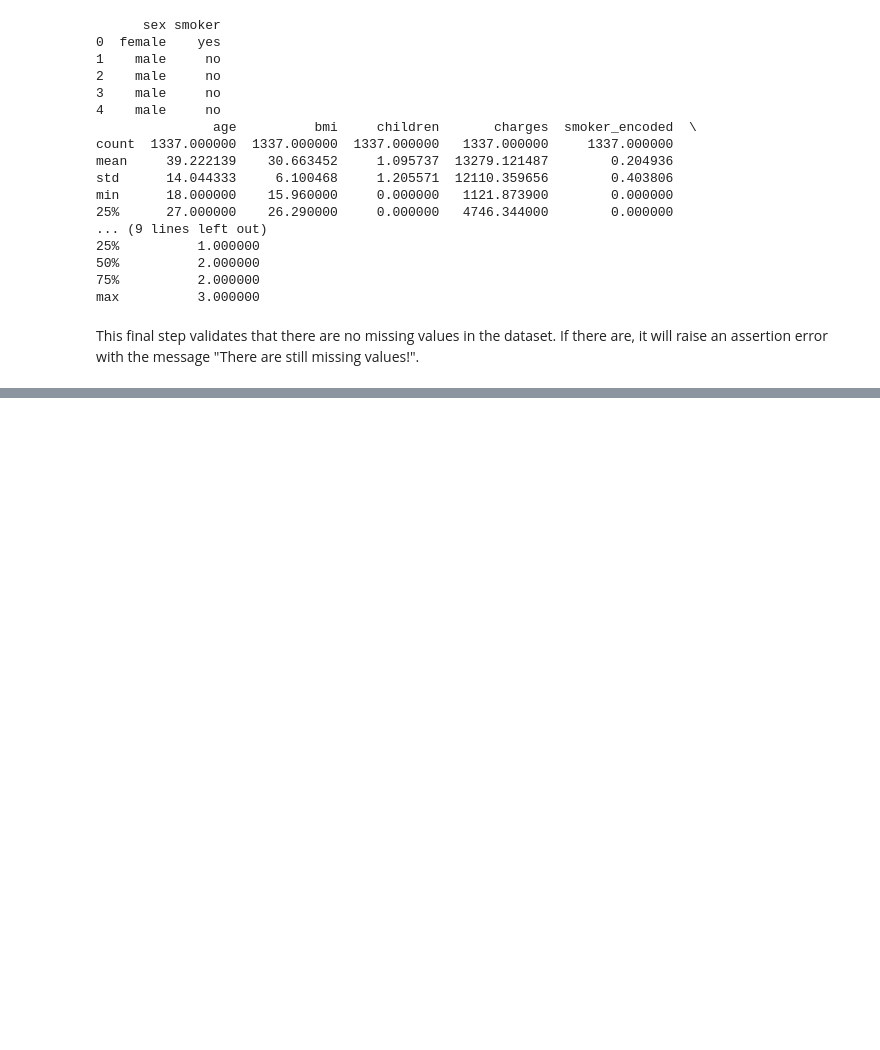
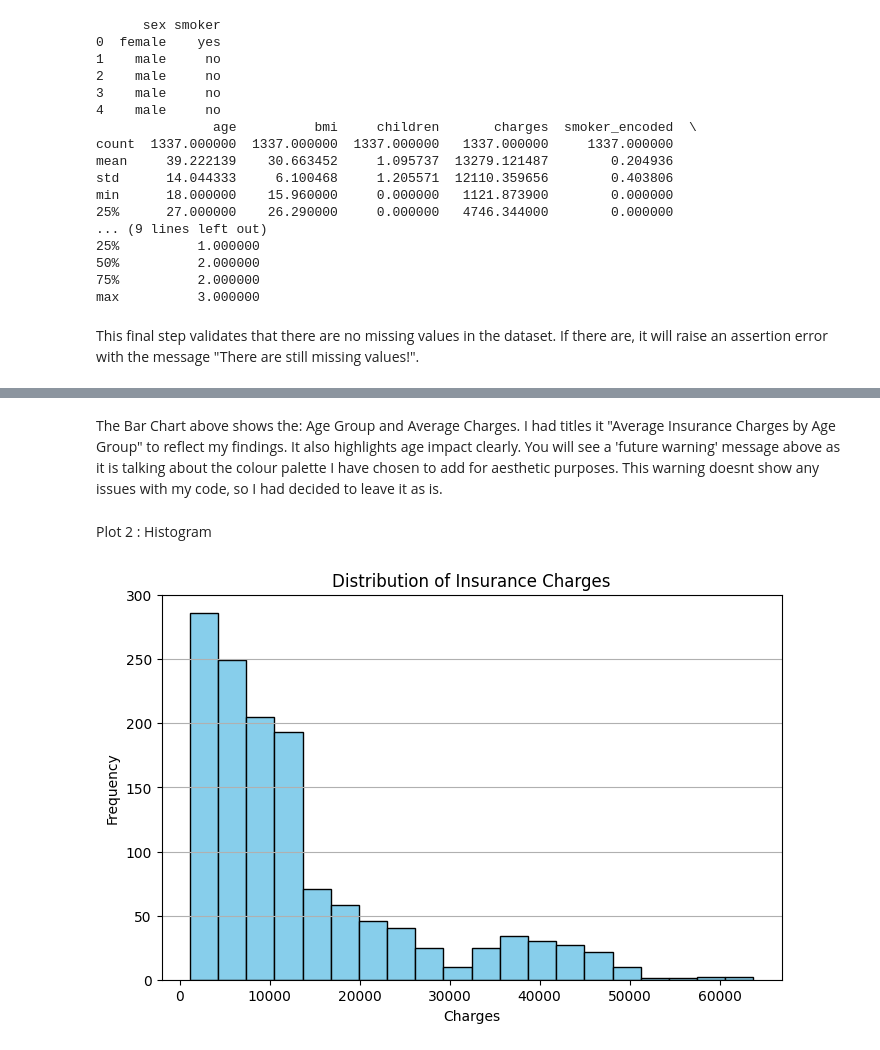
Before and after one commit to Fazestar01/Healthcare-Insurance-Cost-Analysis, a Jupyter notebook: jupyter_notebooks/Data_Investigation.ipynb, the cells around one changed output, grey strips where cells are left out. Drawn from its saved outputs; the diff is of its cells as text; code cells hidden in the pictures; blank space fills up the shorter version.

Commit message:
{Viusalisation: Matplotlib, Seaborn}

```diff
--- a/jupyter_notebooks/Data_Investigation.ipynb
+++ b/jupyter_notebooks/Data_Investigation.ipynb
@@ -148,0 +193,16 @@ This final step validates that there are no missing values in the dataset. If th
+# %% [markdown]
+The Bar Chart above shows the: Age Group and Average Charges. I had titles it "Average Insurance Charges by Age Group" to reflect my findings. It also highlights age impact clearly. You will see a 'future warning' message above as it is talking about the colour palette I have chosen to add for aesthetic purposes. This warning doesnt show any issues with my code, so I had decided to leave it as is.
+# %% [markdown]
+Plot 2 : Histogram
+# %%
+import matplotlib.pyplot as plt
+
+plt.figure(figsize=(8, 5))
+plt.hist(df['charges'], bins=20, color='skyblue', edgecolor='black')
+plt.title('Distribution of Insurance Charges')
+plt.xlabel('Charges')
+plt.ylabel('Frequency')
+plt.grid(axis='y')
+plt.show()
+# %% [output]
+[figure, added]
```
Also changed, not shown: parts of 20 cells of this notebook, 1 other file.
